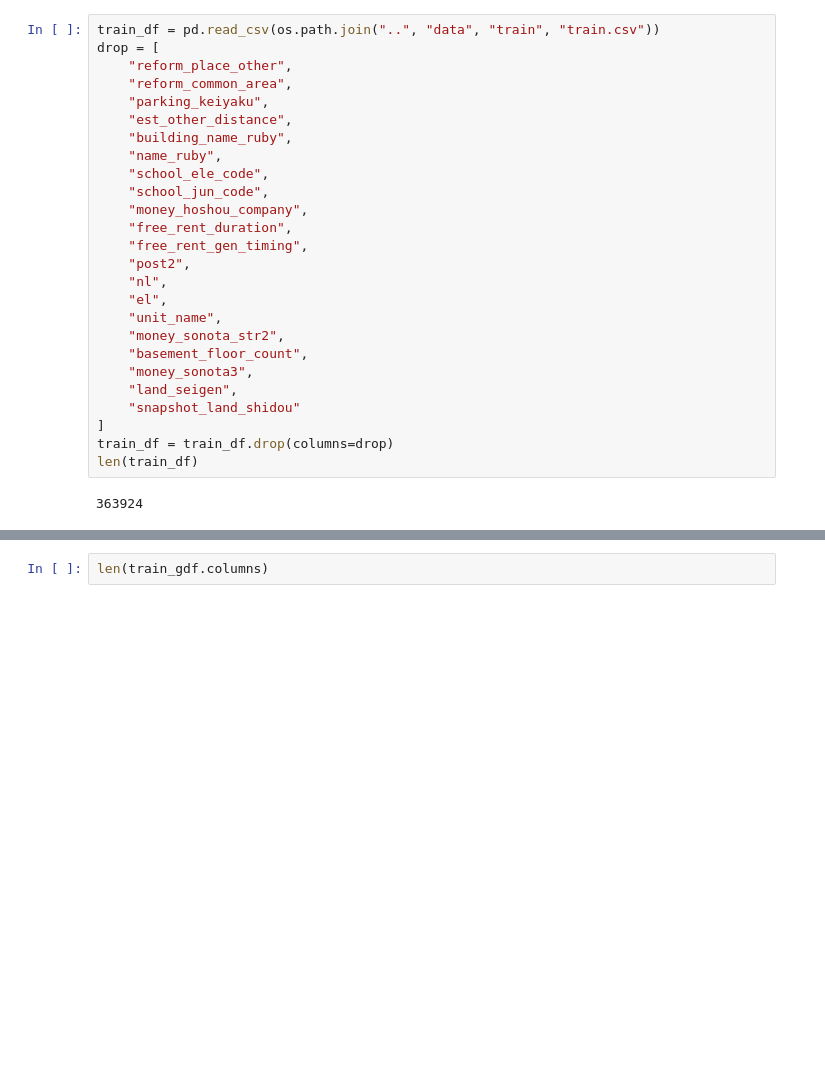
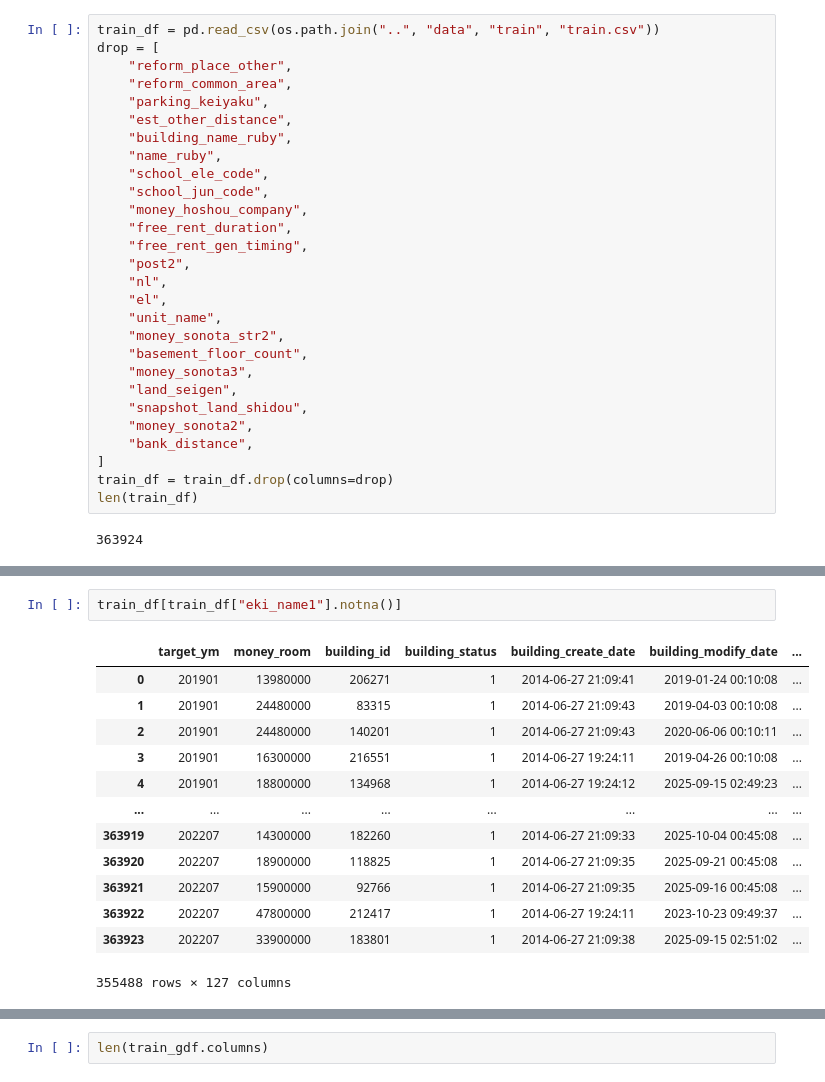
Before and after one commit to tomoya-kmt/signature, a Jupyter notebook: my_code/data_preprocess.ipynb, the cells around one changed output, grey strips where cells are left out. Cells and saved outputs as stored; diff of their text form; blank space fills up the shorter version.

```diff
--- a/my_code/data_preprocess.ipynb
+++ b/my_code/data_preprocess.ipynb
@@ -47,7 +35,9 @@ drop = [
     "basement_floor_count",
     "money_sonota3",
     "land_seigen",
-    "snapshot_land_shidou"
+    "snapshot_land_shidou",
+    "money_sonota2",
+    "bank_distance",
 ]
 train_df = train_df.drop(columns=drop)
 len(train_df)
@@ -168,0 +135,16 @@ train_gdf=utils.nearest_merge(train_gdf,gdf_json2,threshold=1000)
+# %%
+train_df[train_df["eki_name1"].notna()]
+# %% [output]
+|  | target_ym | money_room | building_id | building_status | building_create_date | building_modify_date | ... |
+| 0 | 201901 | 13980000 | 206271 | 1 | 2014-06-27 21:09:41 | 2019-01-24 00:10:08 | ... |
+| 1 | 201901 | 24480000 | 83315 | 1 | 2014-06-27 21:09:43 | 2019-04-03 00:10:08 | ... |
+| 2 | 201901 | 24480000 | 140201 | 1 | 2014-06-27 21:09:43 | 2020-06-06 00:10:11 | ... |
+| 3 | 201901 | 16300000 | 216551 | 1 | 2014-06-27 19:24:11 | 2019-04-26 00:10:08 | ... |
+| 4 | 201901 | 18800000 | 134968 | 1 | 2014-06-27 19:24:12 | 2025-09-15 02:49:23 | ... |
+| ... | ... | ... | ... | ... | ... | ... | ... |
+| 363919 | 202207 | 14300000 | 182260 | 1 | 2014-06-27 21:09:33 | 2025-10-04 00:45:08 | ... |
+| 363920 | 202207 | 18900000 | 118825 | 1 | 2014-06-27 21:09:35 | 2025-09-21 00:45:08 | ... |
+| 363921 | 202207 | 15900000 | 92766 | 1 | 2014-06-27 21:09:35 | 2025-09-16 00:45:08 | ... |
+| 363922 | 202207 | 47800000 | 212417 | 1 | 2014-06-27 19:24:11 | 2023-10-23 09:49:37 | ... |
+| 363923 | 202207 | 33900000 | 183801 | 1 | 2014-06-27 21:09:38 | 2025-09-15 02:51:02 | ... |
+355488 rows × 127 columns
```
Also changed, not shown: parts of 36 cells of this notebook, 1 other file.
